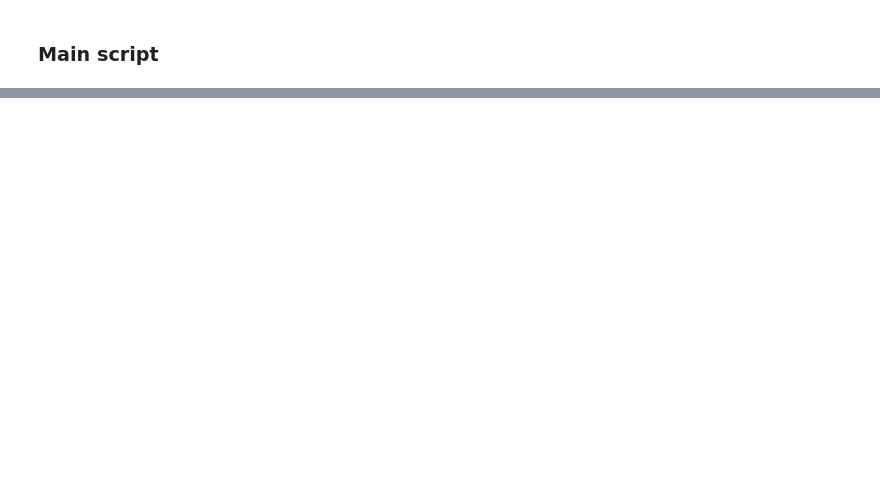
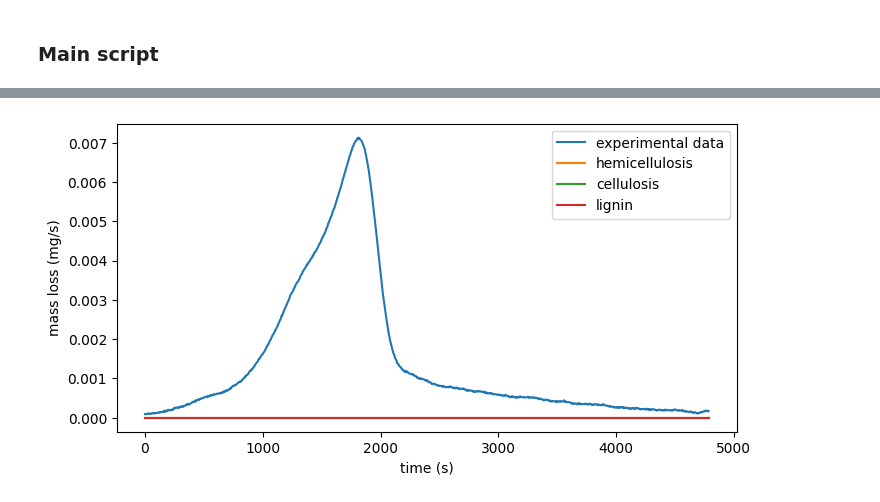
Before and after one commit to abasilio91/biomass-pyrolysis, a Jupyter notebook: main.ipynb, the cells around one changed output, grey strips where cells are left out. Cells and saved outputs as stored; diff of their text form; code cells hidden in the pictures; blank space fills up the shorter version.

```diff
--- a/main.ipynb
+++ b/main.ipynb
@@ -136,0 +204,10 @@ RuntimeError: func(x, *args) must return a scalar value
+# %%
+data.plot(x='time',
+          y=['dtga','model_hemicellulosis', 'model_cellulosis', 'model_lignin'],
+          kind='line',
+          figsize=(8,4),
+          label=['experimental data', 'hemicellulosis', 'cellulosis', 'lignin'],
+          xlabel='time (s)',
+          ylabel='mass loss (mg/s)');
+# %% [output]
+[figure, added]
```
Also changed, not shown: parts of 8 cells of this notebook.
